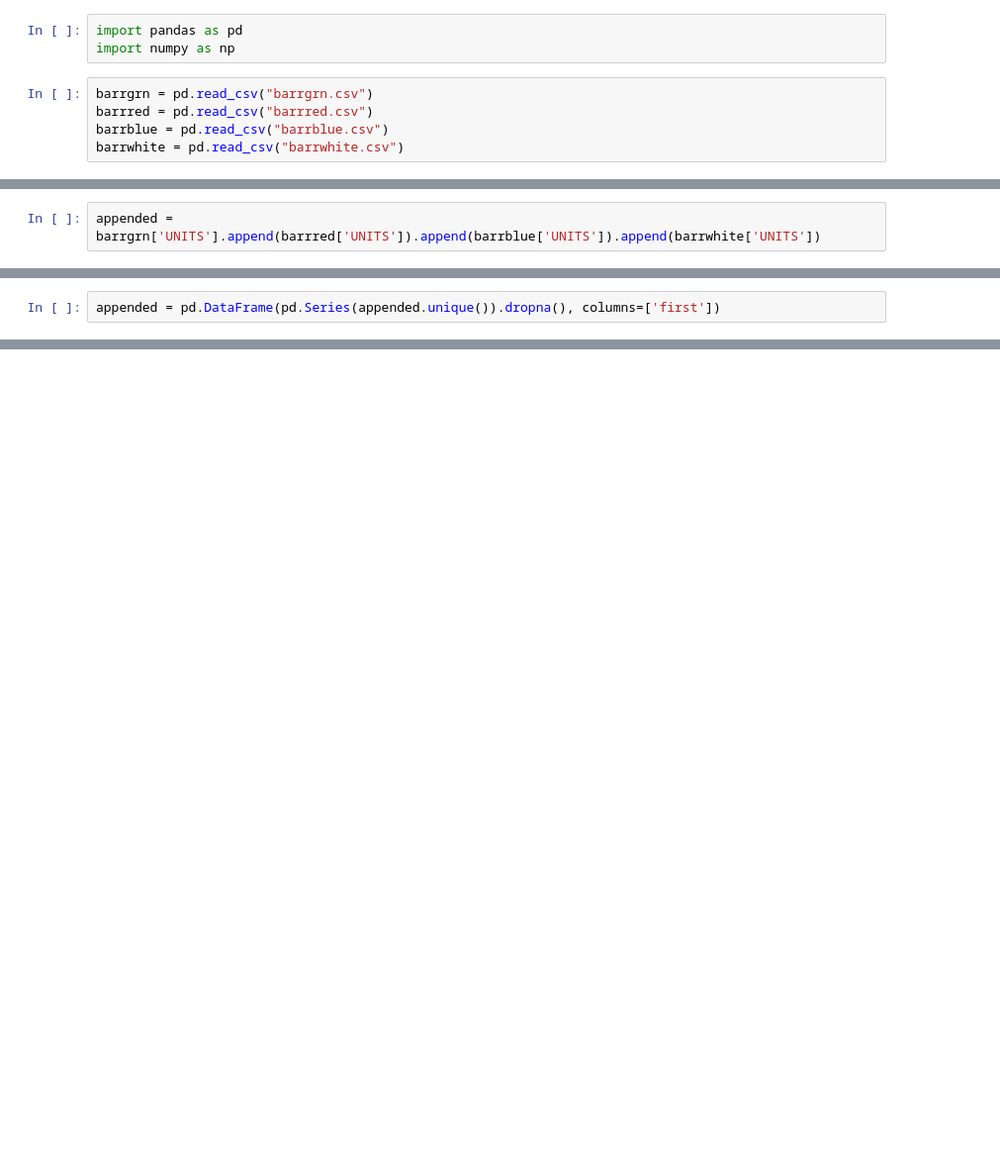
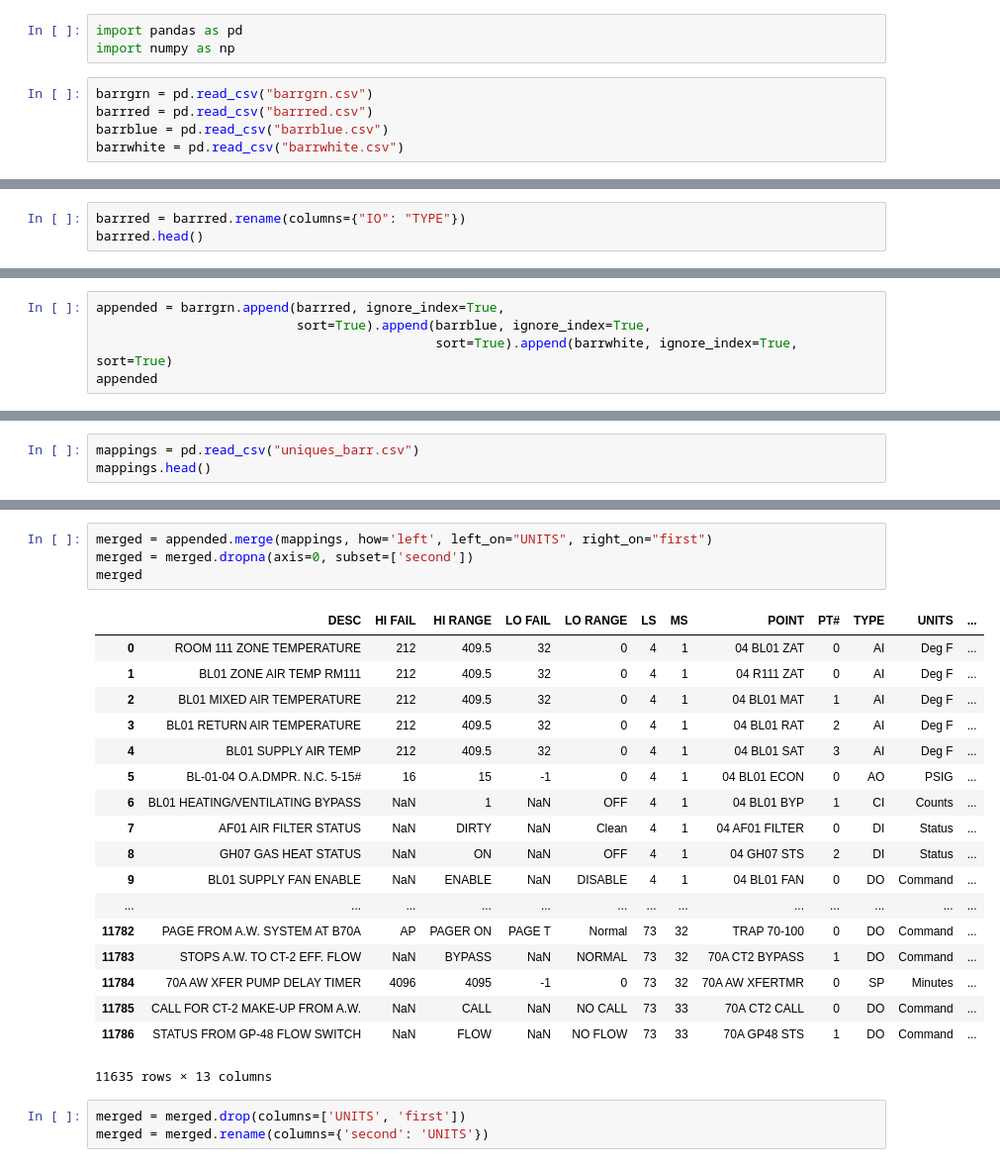
Before and after one commit to lbnl-bldg-data-tools/barrington_integrator, a Jupyter notebook: barrington_unit_mapper.ipynb, the cells around one changed output, grey strips where cells are left out. Shown at 99% size. Drawn from its saved outputs; the diff is of its cells as text; blank space fills up the shorter version.

Commit message:
more merging/mapping for UNITS column

```diff
--- a/barrington_unit_mapper.ipynb
+++ b/barrington_unit_mapper.ipynb
@@ -8,0 +18,3 @@ barrwhite = pd.read_csv("barrwhite.csv")
+# %%
+barrred = barrred.rename(columns={"IO": "TYPE"})
+barrred.head()
@@ -9,2 +46,5 @@ barrwhite = pd.read_csv("barrwhite.csv")
 # %%
-appended = barrgrn['UNITS'].append(barrred['UNITS']).append(barrblue['UNITS']).append(barrwhite['UNITS'])
+appended = barrgrn.append(barrred, ignore_index=True,
+                          sort=True).append(barrblue, ignore_index=True,
+                                            sort=True).append(barrwhite, ignore_index=True, sort=True)
+appended
@@ -11,2 +69,0 @@ appended = barrgrn['UNITS'].append(barrred['UNITS']).append(barrblue['UNITS']).a
-# %%
-appended = pd.DataFrame(pd.Series(appended.unique()).dropna(), columns=['first'])
@@ -54,0 +70,3 @@ appended[appended['first'].str.contains('[a-zA-Z]')]
+# %%
+mappings = pd.read_csv("uniques_barr.csv")
+mappings.head()
@@ -54,0 +80,26 @@ appended[appended['first'].str.contains('[a-zA-Z]')]
+# %%
+merged = appended.merge(mappings, how='left', left_on="UNITS", right_on="first")
+merged = merged.dropna(axis=0, subset=['second'])
+merged
+# %% [output]
+|  | DESC | HI FAIL | HI RANGE | LO FAIL | LO RANGE | LS | MS | POINT | PT# | TYPE | UNITS | ... |
+| 0 | ROOM 111 ZONE TEMPERATURE | 212 | 409.5 | 32 | 0 | 4 | 1 | 04 BL01 ZAT | 0 | AI | Deg F | ... |
+| 1 | BL01 ZONE AIR TEMP RM111 | 212 | 409.5 | 32 | 0 | 4 | 1 | 04 R111 ZAT | 0 | AI | Deg F | ... |
+| 2 | BL01 MIXED AIR TEMPERATURE | 212 | 409.5 | 32 | 0 | 4 | 1 | 04 BL01 MAT | 1 | AI | Deg F | ... |
+| 3 | BL01 RETURN AIR TEMPERATURE | 212 | 409.5 | 32 | 0 | 4 | 1 | 04 BL01 RAT | 2 | AI | Deg F | ... |
+| 4 | BL01 SUPPLY AIR TEMP | 212 | 409.5 | 32 | 0 | 4 | 1 | 04 BL01 SAT | 3 | AI | Deg F | ... |
+| 5 | BL-01-04 O.A.DMPR. N.C. 5-15# | 16 | 15 | -1 | 0 | 4 | 1 | 04 BL01 ECON | 0 | AO | PSIG | ... |
+| 6 | BL01 HEATING/VENTILATING BYPASS | NaN | 1 | NaN | OFF | 4 | 1 | 04 BL01 BYP | 1 | CI | Counts | ... |
+| 7 | AF01 AIR FILTER STATUS | NaN | DIRTY | NaN | Clean | 4 | 1 | 04 AF01 FILTER | 0 | DI | Status | ... |
+| 8 | GH07 GAS HEAT STATUS | NaN | ON | NaN | OFF | 4 | 1 | 04 GH07 STS | 2 | DI | Status | ... |
+| 9 | BL01 SUPPLY FAN ENABLE | NaN | ENABLE | NaN | DISABLE | 4 | 1 | 04 BL01 FAN | 0 | DO | Command | ... |
+| ... | ... | ... | ... | ... | ... | ... | ... | ... | ... | ... | ... | ... |
+| 11782 | PAGE FROM A.W. SYSTEM AT B70A | AP | PAGER ON | PAGE T | Normal | 73 | 32 | TRAP 70-100 | 0 | DO | Command | ... |
+| 11783 | STOPS A.W. TO CT-2 EFF. FLOW | NaN | BYPASS | NaN | NORMAL | 73 | 32 | 70A CT2 BYPASS | 1 | DO | Command | ... |
+| 11784 | 70A AW XFER PUMP DELAY TIMER | 4096 | 4095 | -1 | 0 | 73 | 32 | 70A AW XFERTMR | 0 | SP | Minutes | ... |
+| 11785 | CALL FOR CT-2 MAKE-UP FROM A.W. | NaN | CALL | NaN | NO CALL | 73 | 33 | 70A CT2 CALL | 0 | DO | Command | ... |
+| 11786 | STATUS FROM GP-48 FLOW SWITCH | NaN | FLOW | NaN | NO FLOW | 73 | 33 | 70A GP48 STS | 1 | DO | Command | ... |
+11635 rows × 13 columns
+# %%
+merged = merged.drop(columns=['UNITS', 'first'])
+merged = merged.rename(columns={'second': 'UNITS'})
```
Also changed, not shown: parts of 9 cells of this notebook, 4 other files.
